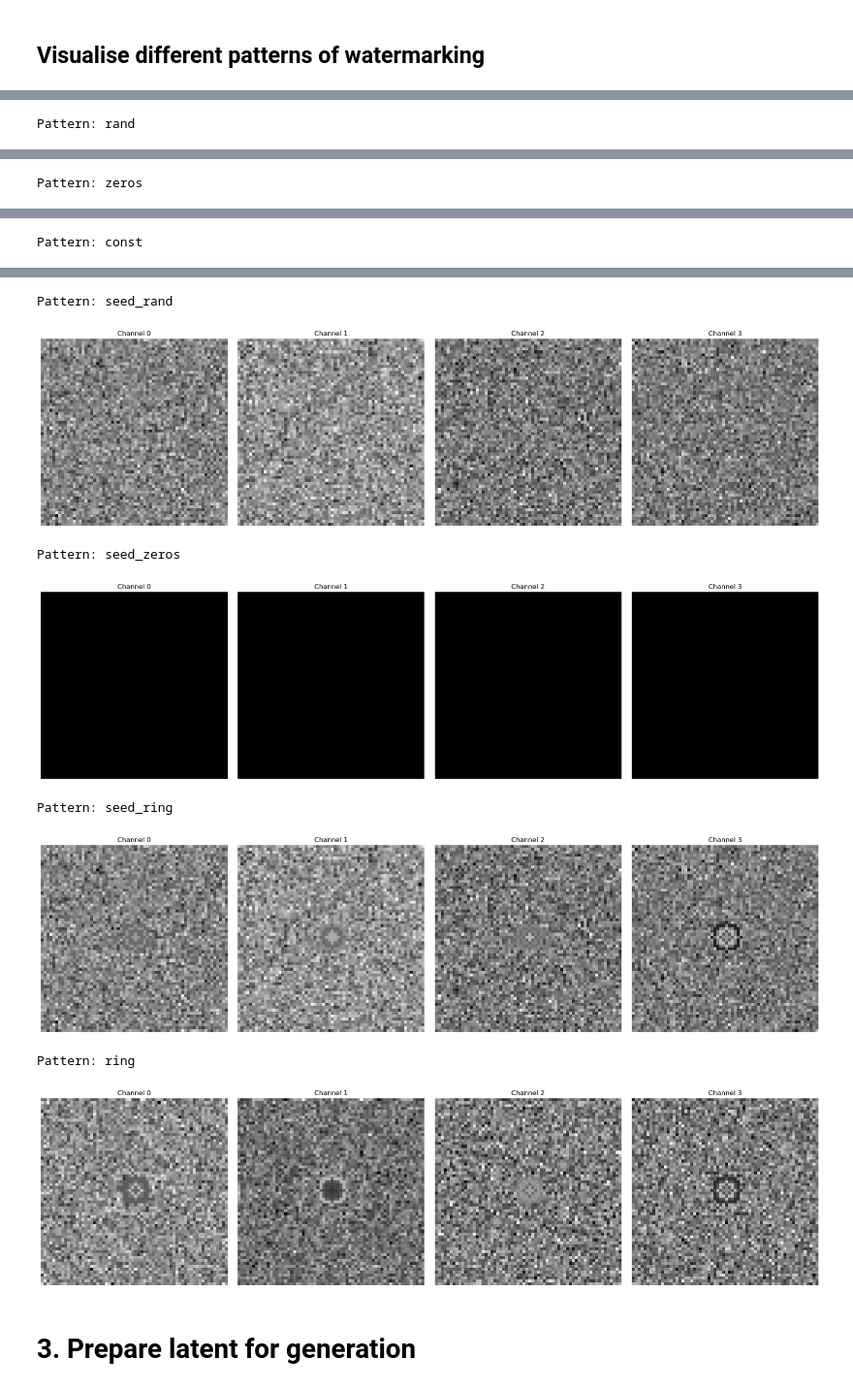
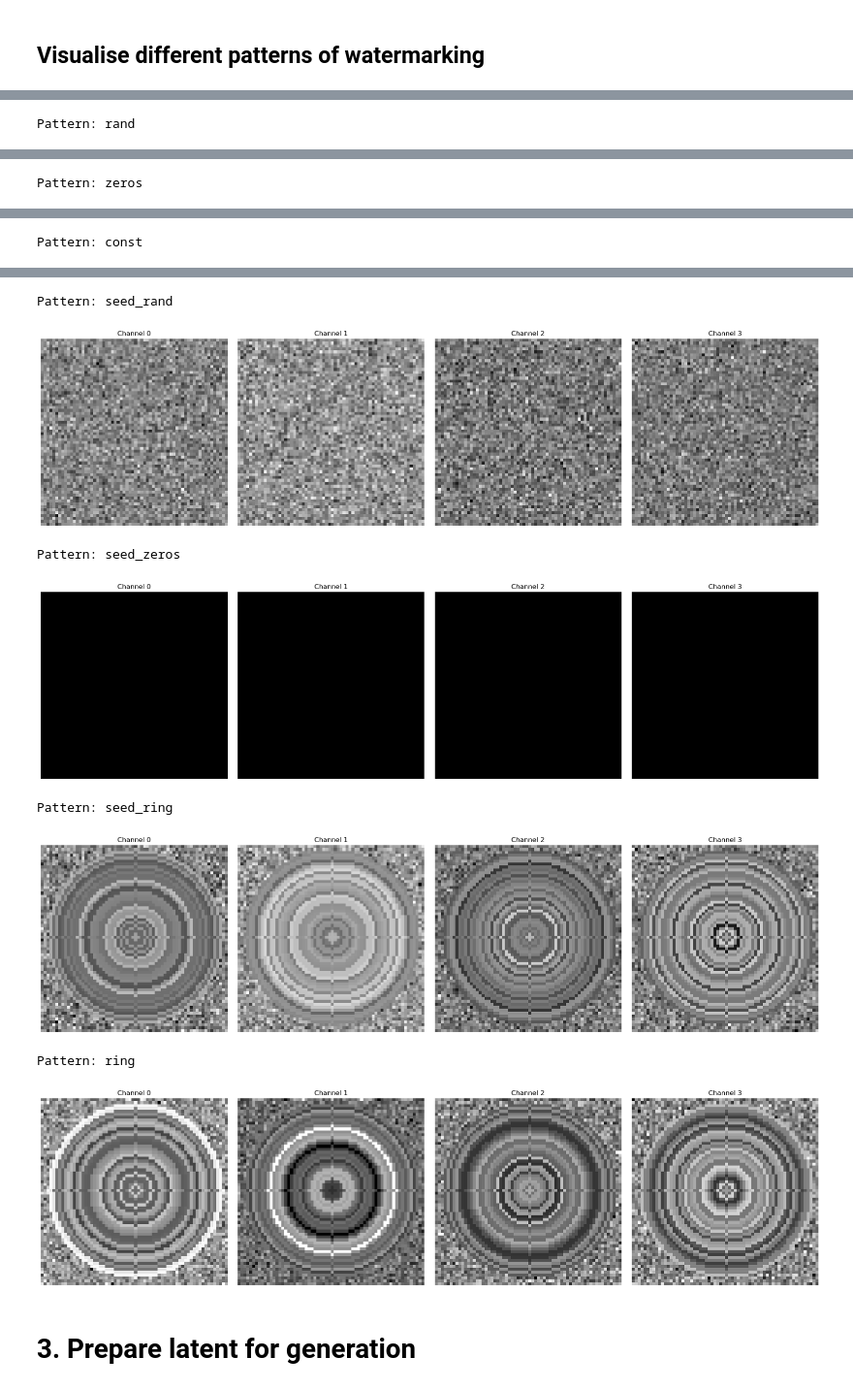
Before and after one commit to ChihchengHsieh/watermarking, a Jupyter notebook: demo.ipynb, the cells around one changed output, grey strips where cells are left out. Shown at 97% size. Cells and saved outputs as stored; diff of their text form; code cells hidden in the pictures.

```diff
--- a/demo.ipynb
+++ b/demo.ipynb
@@ -90,10 +90,10 @@ We do not retrain the model — instead, we treat it as a **frozen black box** t
 # %%
 # Watermarking parameters
 w_seed = 999999
-w_channel = 0
+w_channel = -1
 w_pattern = 'rand'
 w_mask_shape = 'circle'
-w_radius = 0.5
+w_radius = 30
 w_measurement = 'l1_complex'
 w_injection = 'complex'
 w_pattern_const  = 0
@@ -295,36 +375,36 @@ for w_pattern in [
     "rand",
     "zeros",
     "const",
     "seed_rand",
     "seed_zeros",
     "seed_ring",
     "ring",
 ]:
     print(f"Pattern: {w_pattern}")
     vis_patch = get_watermarking_pattern(
         pipe,
         w_seed=w_seed,
         w_pattern=w_pattern,
-        w_radius=5,
+        w_radius=w_radius,
         device=device,
         shape=None,
     )
     visualise_noise(vis_patch[0])
 # %% [output]
 Pattern: rand
 [figure]
 Pattern: zeros
 [figure]
 Pattern: const
 [figure]
 Pattern: seed_rand
 [figure]
 Pattern: seed_zeros
 [figure]
 Pattern: seed_ring
-[figure, old version]
+[figure, new version]
 Pattern: ring
-[figure, old version]
+[figure, new version]
 # %%
 # Generation parameters
 gen_seed = 0
```
Also changed, not shown: parts of 33 cells of this notebook, 3 other files.
